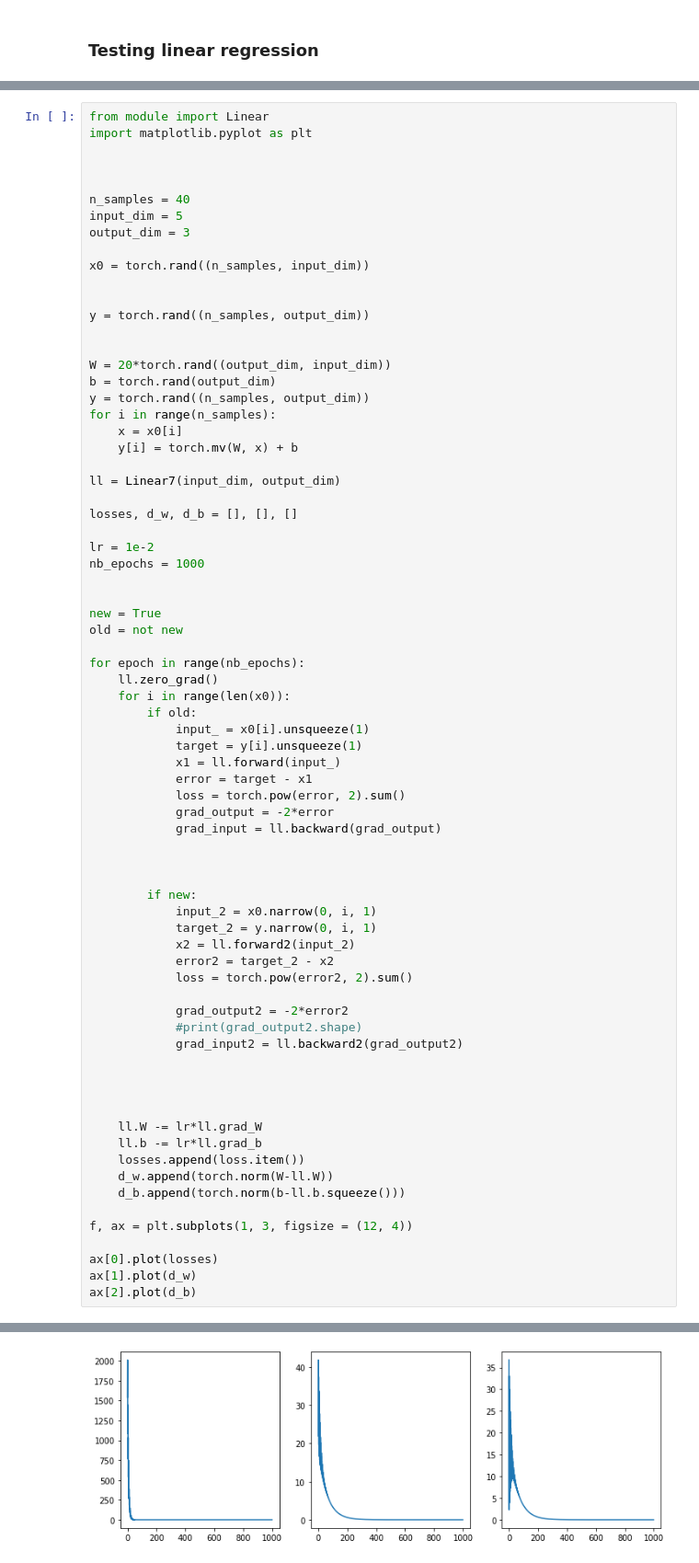
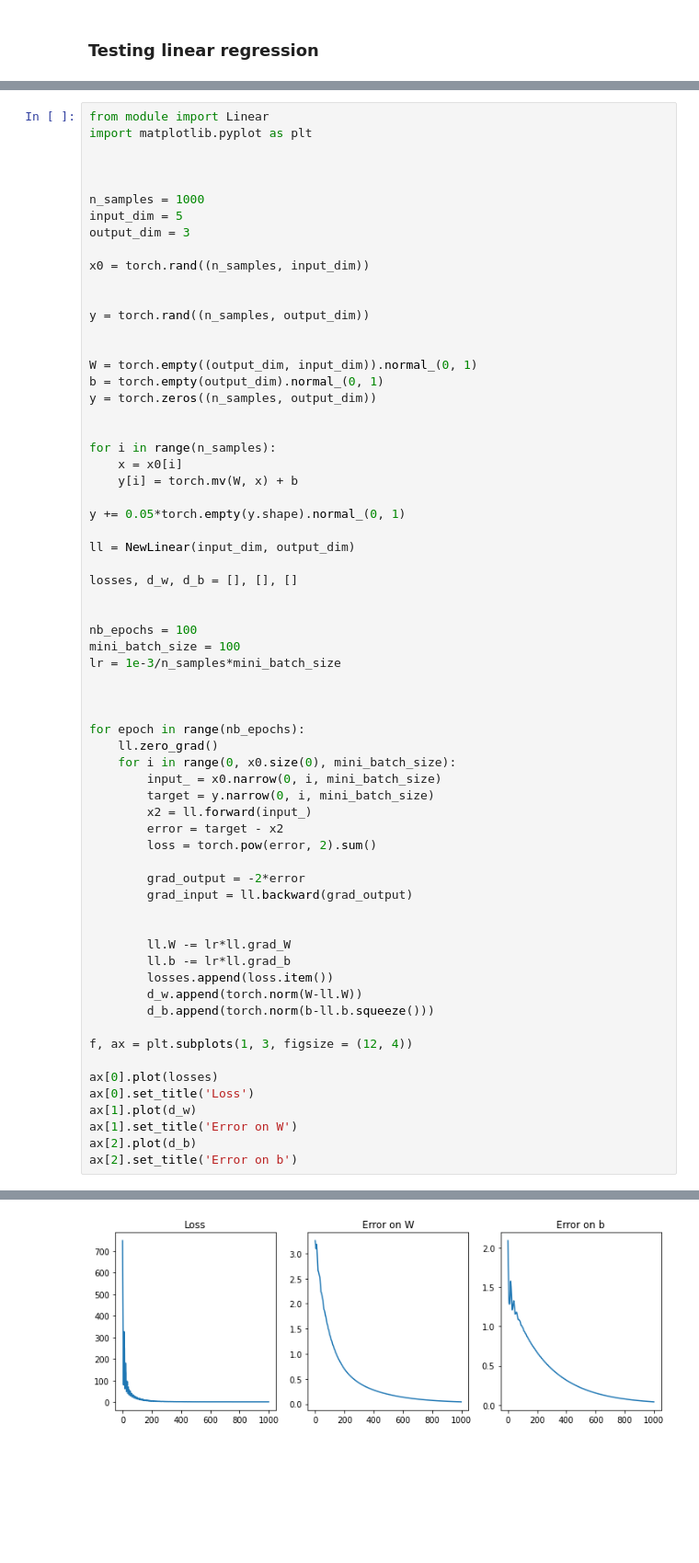
Before and after one commit to lustea0201/dl_projects, a Jupyter notebook: project2/main.ipynb, the cells around one changed output, grey strips where cells are left out. Shown: that part at 92% size. Saved outputs shown, nothing was run; the diff lists cells and outputs as text; blank space fills up the shorter version.

Commit message:
Linear layer w/ batch processing

```diff
--- a/project2/main.ipynb
+++ b/project2/main.ipynb
@@ -94,7 +74,7 @@ import matplotlib.pyplot as plt
 
 
 
-n_samples = 40
+n_samples = 1000
 input_dim = 5
 output_dim = 3
 
@@ -104,61 +84,53 @@ x0 = torch.rand((n_samples, input_dim))
 y = torch.rand((n_samples, output_dim))
 
 
-W = 20*torch.rand((output_dim, input_dim))
-b = torch.rand(output_dim)
-y = torch.rand((n_samples, output_dim))
+W = torch.empty((output_dim, input_dim)).normal_(0, 1)
+b = torch.empty(output_dim).normal_(0, 1)
+y = torch.zeros((n_samples, output_dim))
+
+
 for i in range(n_samples):
     x = x0[i]
     y[i] = torch.mv(W, x) + b
 
-ll = Linear7(input_dim, output_dim)
+y += 0.05*torch.empty(y.shape).normal_(0, 1)
+
+ll = NewLinear(input_dim, output_dim)
 
 losses, d_w, d_b = [], [], []
 
-lr = 1e-2
-nb_epochs = 1000
+
+nb_epochs = 100
+mini_batch_size = 100
+lr = 1e-3/n_samples*mini_batch_size
 
 
-new = True
-old = not new
 
 for epoch in range(nb_epochs):
     ll.zero_grad()
-    for i in range(len(x0)):
-        if old:
-            input_ = x0[i].unsqueeze(1)
-            target = y[i].unsqueeze(1)
-            x1 = ll.forward(input_)
-            error = target - x1
-            loss = torch.pow(error, 2).sum()
-            grad_output = -2*error
-            grad_input = ll.backward(grad_output)
+    for i in range(0, x0.size(0), mini_batch_size):
+        input_ = x0.narrow(0, i, mini_batch_size)
+        target = y.narrow(0, i, mini_batch_size)
+        x2 = ll.forward(input_)
+        error = target - x2
+        loss = torch.pow(error, 2).sum()
+
+        grad_output = -2*error
+        grad_input = ll.backward(grad_output)
 
 
-
-        if new:
-            input_2 = x0.narrow(0, i, 1)
-            target_2 = y.narrow(0, i, 1)
-            x2 = ll.forward2(input_2)
-            error2 = target_2 - x2
-            loss = torch.pow(error2, 2).sum()
-
-            grad_output2 = -2*error2
-            #print(grad_output2.shape)
-            grad_input2 = ll.backward2(grad_output2)
-
-
-
-
-    ll.W -= lr*ll.grad_W
-    ll.b -= lr*ll.grad_b
-    losses.append(loss.item())
-    d_w.append(torch.norm(W-ll.W))
-    d_b.append(torch.norm(b-ll.b.squeeze()))
+        ll.W -= lr*ll.grad_W
+        ll.b -= lr*ll.grad_b
+        losses.append(loss.item())
+        d_w.append(torch.norm(W-ll.W))
+        d_b.append(torch.norm(b-ll.b.squeeze()))
 
 f, ax = plt.subplots(1, 3, figsize = (12, 4))
 
 ax[0].plot(losses)
+ax[0].set_title('Loss')
 ax[1].plot(d_w)
+ax[1].set_title('Error on W')
 ax[2].plot(d_b)
+ax[2].set_title('Error on b')
 # %% [output]
@@ -166 +138 @@ ax[2].plot(d_b)
-[figure, old version]
+[figure, new version]
```
Also changed, not shown: parts of 11 cells of this notebook, 1 other file.
